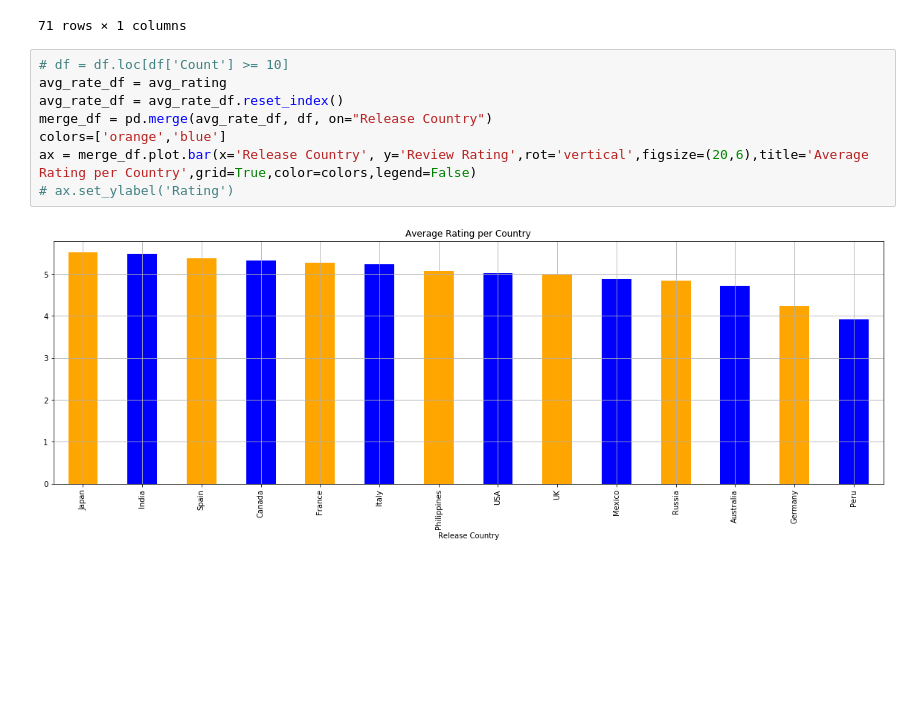
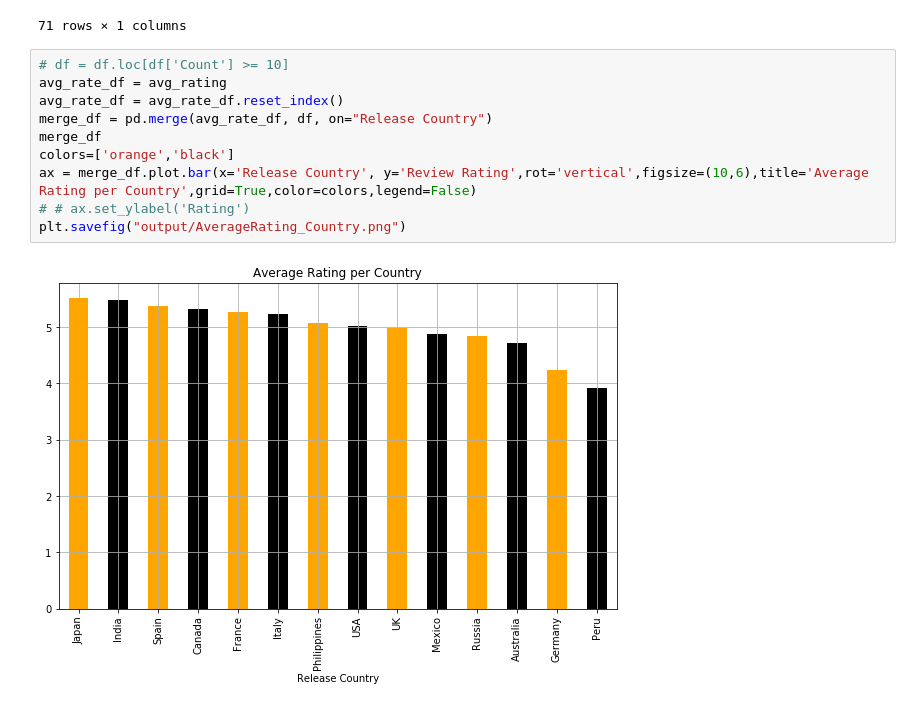
Before and after one commit to BennyC31/project_1_eda_git_collaboration, a Jupyter notebook: Project_1_EDA_and_Git-BC.ipynb, the cells around one changed output. Drawn from its saved outputs; the diff is of its cells as text; blank space fills up the shorter version.

```diff
--- a/Project_1_EDA_and_Git-BC.ipynb
+++ b/Project_1_EDA_and_Git-BC.ipynb
@@ -246,10 +265,12 @@ avg_rating
 # %%
 # df = df.loc[df['Count'] >= 10]
 avg_rate_df = avg_rating
 avg_rate_df = avg_rate_df.reset_index()
 merge_df = pd.merge(avg_rate_df, df, on="Release Country")
-colors=['orange','blue']
-ax = merge_df.plot.bar(x='Release Country', y='Review Rating',rot='vertical',figsize=(20,6),title='Average Rating per Country',grid=True,color=colors,legend=False)
-# ax.set_ylabel('Rating')
+merge_df
+colors=['orange','black']
+ax = merge_df.plot.bar(x='Release Country', y='Review Rating',rot='vertical',figsize=(10,6),title='Average Rating per Country',grid=True,color=colors,legend=False)
+# # ax.set_ylabel('Rating')
+plt.savefig("output/AverageRating_Country.png")
 # %% [output]
-[figure, old version]
+[figure, new version]
```
Also changed, not shown: parts of 5 cells of this notebook, 3 other files.
